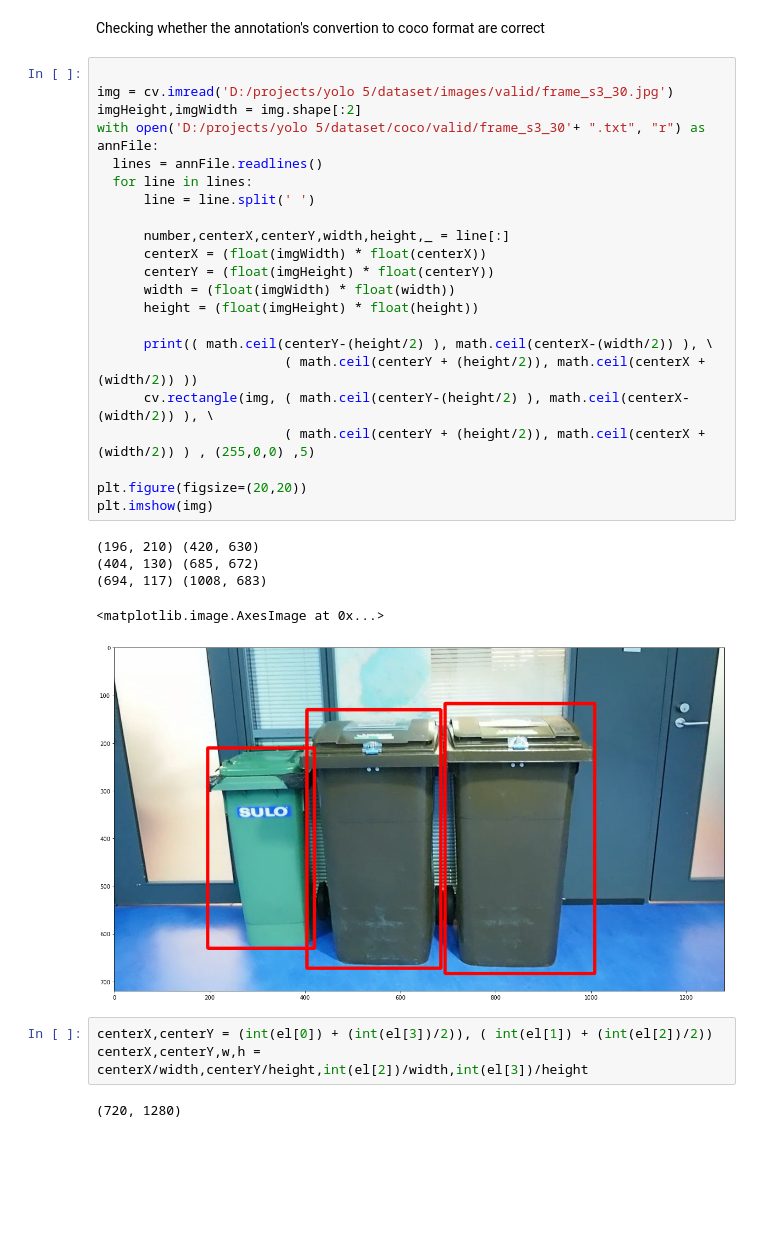
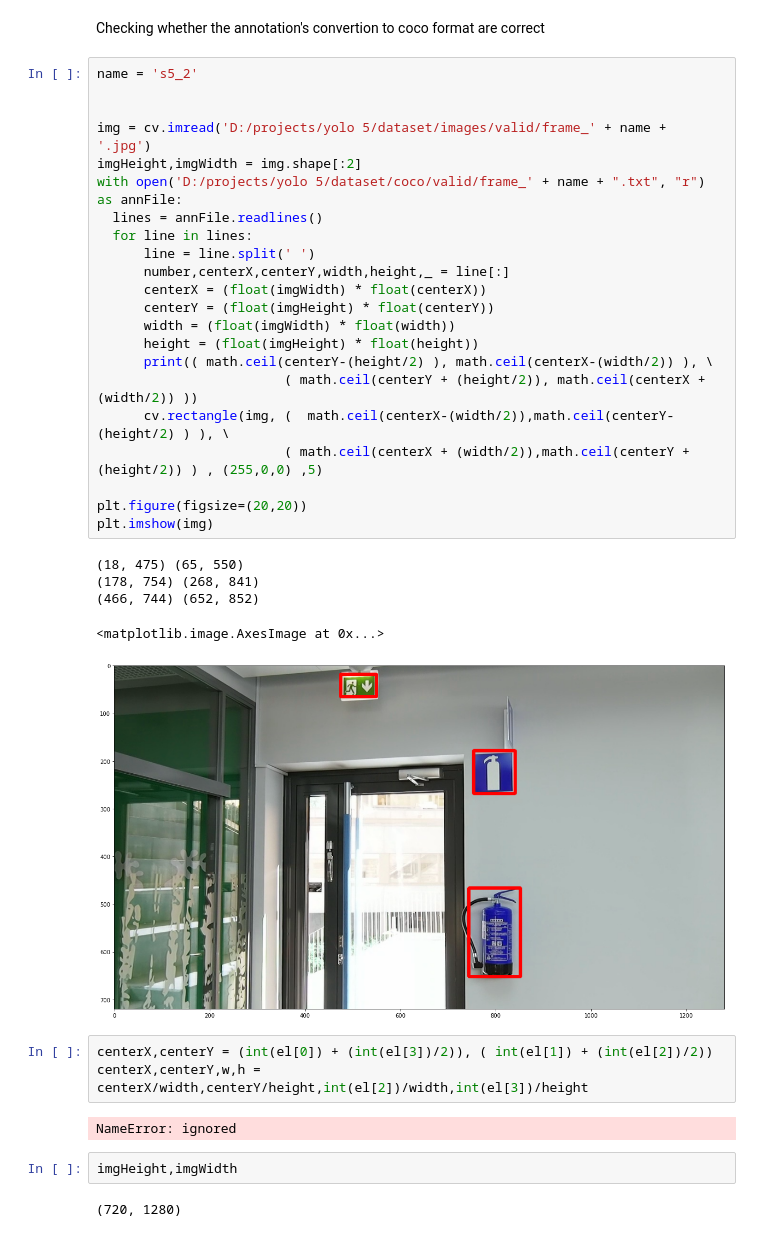
Before and after one commit to nerone19/IndoorOD, a Jupyter notebook: indoor_Od.ipynb, the cells around one changed output. Cells and saved outputs as stored; diff of their text form; blank space fills up the shorter version.

```diff
--- a/indoor_Od.ipynb
+++ b/indoor_Od.ipynb
@@ -353,35 +353,39 @@ convert_to_coco_format(test_df,'test')
 # %% [markdown]
 Checking whether the annotation's convertion to coco format are correct
 # %%
+name = 's5_2'
 
-img = cv.imread('D:/projects/yolo 5/dataset/images/valid/frame_s3_30.jpg')
+
+img = cv.imread('D:/projects/yolo 5/dataset/images/valid/frame_' + name + '.jpg')
 imgHeight,imgWidth = img.shape[:2]
-with open('D:/projects/yolo 5/dataset/coco/valid/frame_s3_30'+ ".txt", "r") as annFile:
+with open('D:/projects/yolo 5/dataset/coco/valid/frame_' + name + ".txt", "r") as annFile:
   lines = annFile.readlines()
   for line in lines:
       line = line.split(' ')
-
       number,centerX,centerY,width,height,_ = line[:]
       centerX = (float(imgWidth) * float(centerX))
       centerY = (float(imgHeight) * float(centerY))
       width = (float(imgWidth) * float(width))
       height = (float(imgHeight) * float(height))
-
       print(( math.ceil(centerY-(height/2) ), math.ceil(centerX-(width/2)) ), \
                         ( math.ceil(centerY + (height/2)), math.ceil(centerX + (width/2)) ))
-      cv.rectangle(img, ( math.ceil(centerY-(height/2) ), math.ceil(centerX-(width/2)) ), \
-                        ( math.ceil(centerY + (height/2)), math.ceil(centerX + (width/2)) ) , (255,0,0) ,5)
+      cv.rectangle(img, (  math.ceil(centerX-(width/2)),math.ceil(centerY-(height/2) ) ), \
+                        ( math.ceil(centerX + (width/2)),math.ceil(centerY + (height/2)) ) , (255,0,0) ,5)
 
 plt.figure(figsize=(20,20))
 plt.imshow(img)
 # %% [output]
-(196, 210) (420, 630)
-(404, 130) (685, 672)
-(694, 117) (1008, 683)
+(18, 475) (65, 550)
+(178, 754) (268, 841)
+(466, 744) (652, 852)
 <matplotlib.image.AxesImage at 0x...>
-[figure, old version]
+[figure, new version]
 # %%
 centerX,centerY = (int(el[0]) + (int(el[3])/2)), ( int(el[1]) + (int(el[2])/2))
 centerX,centerY,w,h = centerX/width,centerY/height,int(el[2])/width,int(el[3])/height
 # %% [output]
-(720, 1280)
+NameError: ignored
+# %%
+imgHeight,imgWidth
+# %% [output]
+(720, 1280)
```
Also changed, not shown: parts of 2 cells of this notebook.
